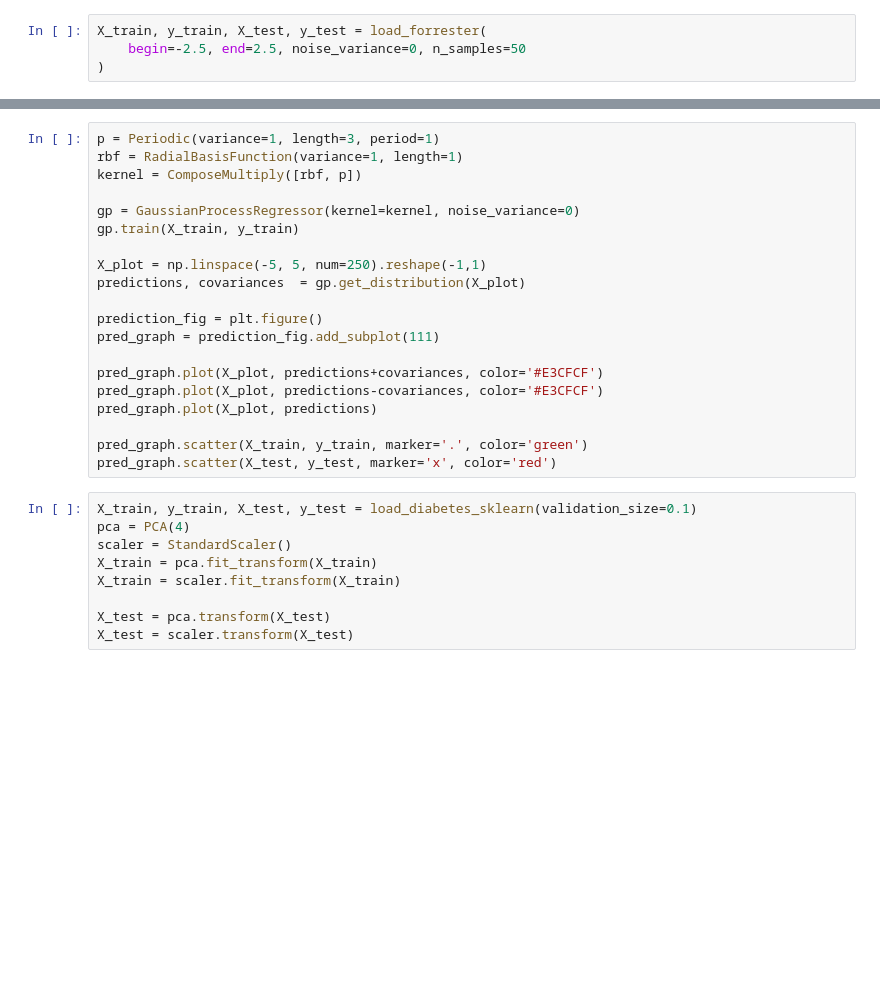
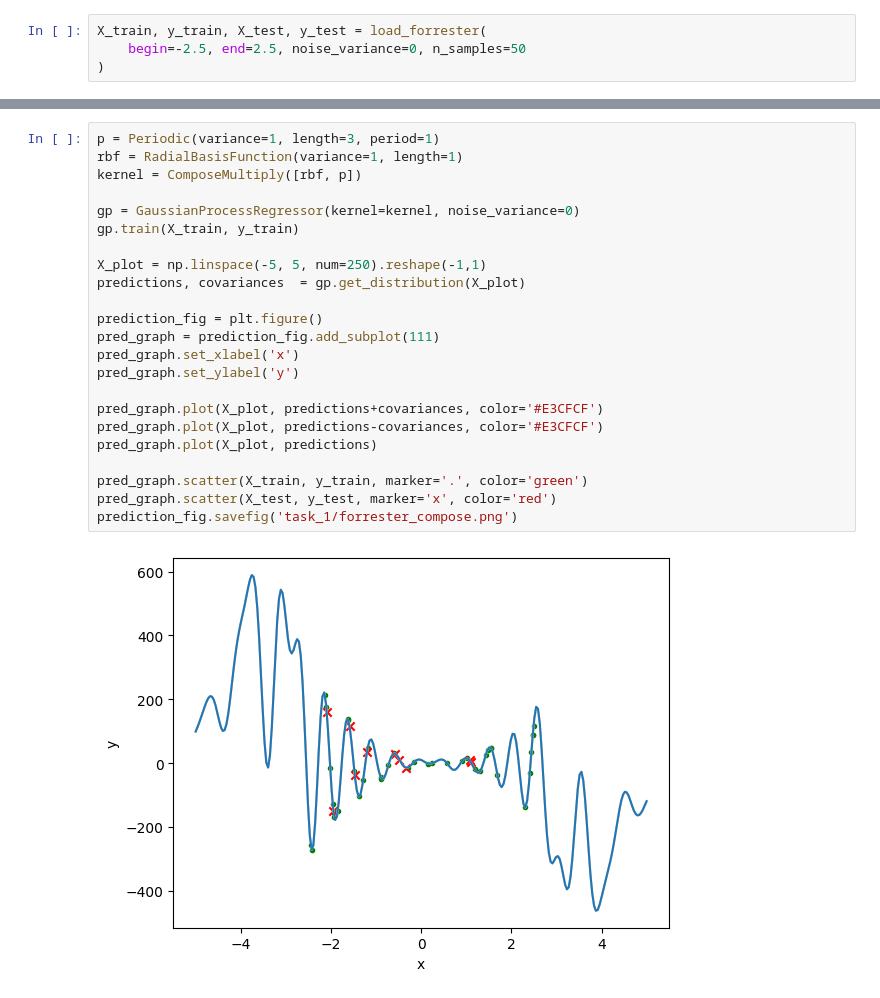
Before and after one commit to karthikeya-ms/ML_in_Crowd_Modelling_and_Simulation, a Jupyter notebook: FinalProject/notebooks/task_1_gaussian_process.ipynb, the cells around one changed output, grey strips where cells are left out. Saved outputs shown, nothing was run; the diff lists cells and outputs as text; blank space fills up the shorter version.

```diff
--- a/FinalProject/notebooks/task_1_gaussian_process.ipynb
+++ b/FinalProject/notebooks/task_1_gaussian_process.ipynb
@@ -160,29 +155,25 @@ pred_graph.scatter(X_test, y_test, marker='x', color='red')
 # %%
 p = Periodic(variance=1, length=3, period=1)
 rbf = RadialBasisFunction(variance=1, length=1)
 kernel = ComposeMultiply([rbf, p])
 
 gp = GaussianProcessRegressor(kernel=kernel, noise_variance=0)
 gp.train(X_train, y_train)
 
 X_plot = np.linspace(-5, 5, num=250).reshape(-1,1)
 predictions, covariances  = gp.get_distribution(X_plot)
 
 prediction_fig = plt.figure()
 pred_graph = prediction_fig.add_subplot(111)
+pred_graph.set_xlabel('x')
+pred_graph.set_ylabel('y')
 
 pred_graph.plot(X_plot, predictions+covariances, color='#E3CFCF')
 pred_graph.plot(X_plot, predictions-covariances, color='#E3CFCF')
 pred_graph.plot(X_plot, predictions)
 
 pred_graph.scatter(X_train, y_train, marker='.', color='green')
 pred_graph.scatter(X_test, y_test, marker='x', color='red')
+prediction_fig.savefig('task_1/forrester_compose.png')
+# %% [output]
+[figure, added]
-# %%
-X_train, y_train, X_test, y_test = load_diabetes_sklearn(validation_size=0.1)
-pca = PCA(4)
-scaler = StandardScaler()
-X_train = pca.fit_transform(X_train)
-X_train = scaler.fit_transform(X_train)
-
-X_test = pca.transform(X_test)
-X_test = scaler.transform(X_test)
```
Also changed, not shown: parts of 7 cells of this notebook.
